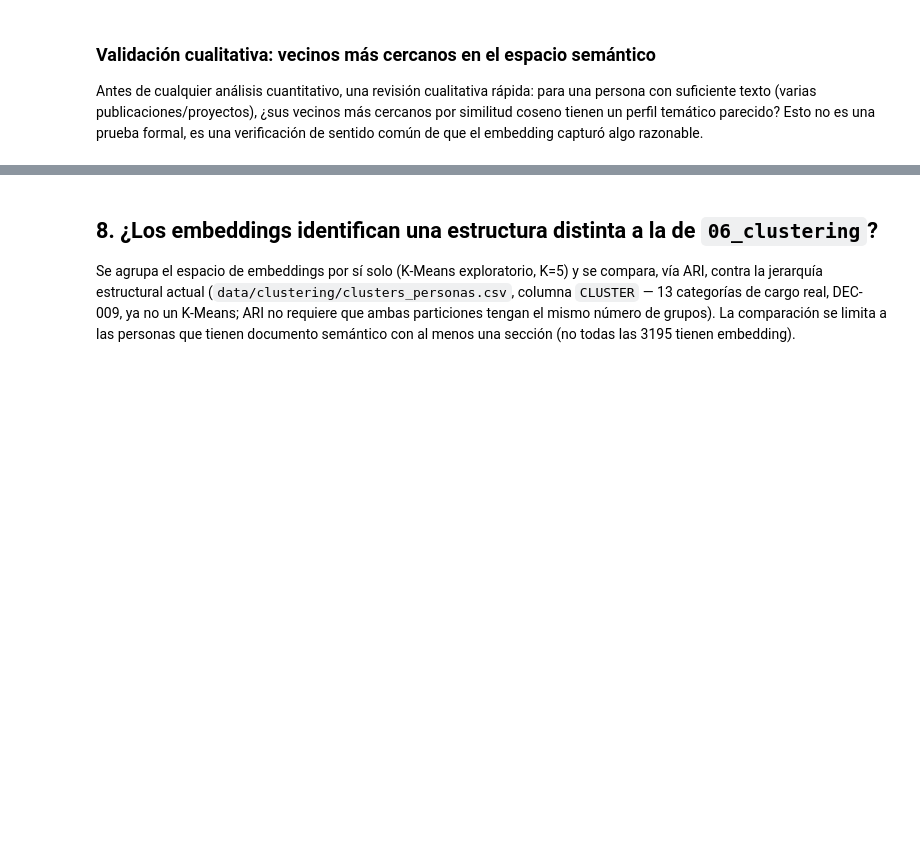
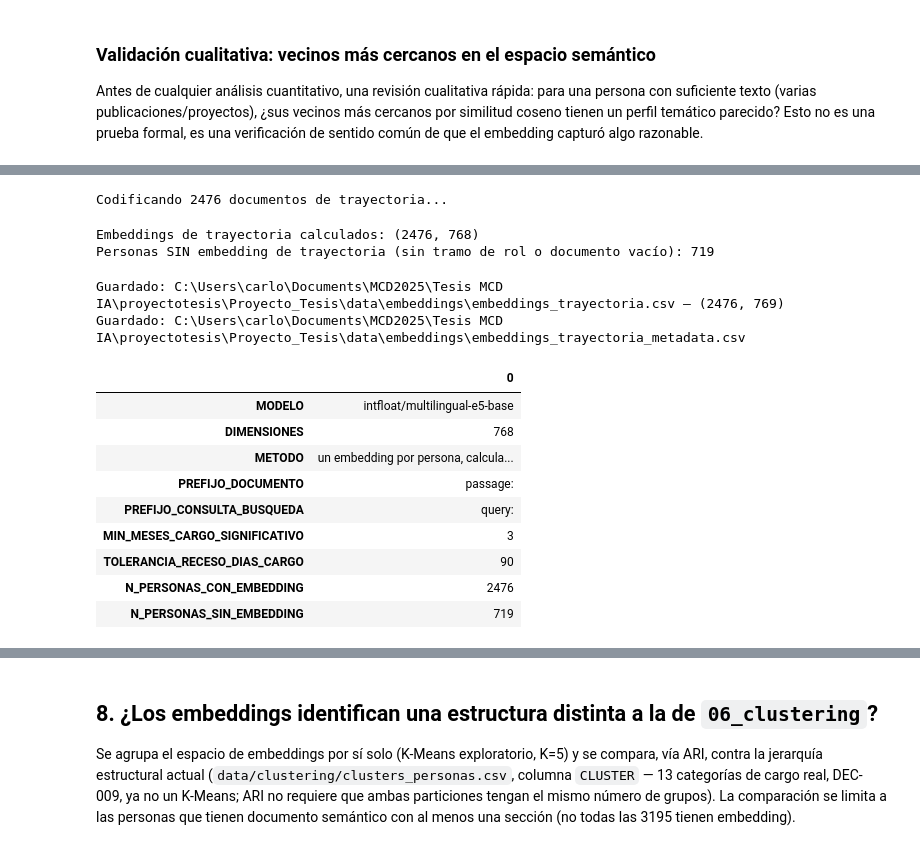
Before and after one commit to Pamela-rugel/Proyecto_Tesis, a Jupyter notebook: notebooks/07_embeddings/07_embeddings.ipynb, the cells around one changed output, grey strips where cells are left out. Saved outputs shown, nothing was run; the diff lists cells and outputs as text; code cells hidden in the pictures; blank space fills up the shorter version.

```diff
--- a/notebooks/07_embeddings/07_embeddings.ipynb
+++ b/notebooks/07_embeddings/07_embeddings.ipynb
@@ -438,0 +712,57 @@ for v in vecinos:
+# %%
+con_texto_trayectoria = documentos_trayectoria[documentos_trayectoria["DOCUMENTO_TRAYECTORIA_TEXTO"].str.len() > 0].copy()
+sin_embedding_trayectoria = sorted(POBLACION - set(con_texto_trayectoria["IDPERSONA"]))
+
+textos_passage_trayectoria = ("passage: " + con_texto_trayectoria["DOCUMENTO_TRAYECTORIA_TEXTO"]).tolist()
+print(f"Codificando {len(textos_passage_trayectoria)} documentos de trayectoria...")
+
+embeddings_matrix_trayectoria = model.encode(
+    textos_passage_trayectoria, batch_size=32, show_progress_bar=True, normalize_embeddings=True,
+)
+ids_con_texto_trayectoria = con_texto_trayectoria["IDPERSONA"].to_numpy()
+
+print("Embeddings de trayectoria calculados:", embeddings_matrix_trayectoria.shape)
+print(f"Personas SIN embedding de trayectoria (sin tramo de rol o documento vacío): {len(sin_embedding_trayectoria)}")
+# %% [output]
+Codificando 2476 documentos de trayectoria...
+Embeddings de trayectoria calculados: (2476, 768)
+Personas SIN embedding de trayectoria (sin tramo de rol o documento vacío): 719
+# %%
+embeddings_trayectoria = pd.DataFrame(
+    embeddings_matrix_trayectoria, columns=[f"E_{i:03d}" for i in range(embeddings_matrix_trayectoria.shape[1])],
+)
+embeddings_trayectoria.insert(0, "IDPERSONA", ids_con_texto_trayectoria)
+
+embeddings_trayectoria.to_csv(DATA_EMBEDDINGS / "embeddings_trayectoria.csv", index=False)
+
+metadata_embeddings_trayectoria = pd.DataFrame([{
+    "MODELO": MODEL_NAME,
+    "DIMENSIONES": embeddings_matrix_trayectoria.shape[1],
+    "METODO": "un embedding por persona, calculado sobre el documento de TRAYECTORIA PROFESIONAL "
+              "(cargo/unidad/permanencia/estabilidad/movilidad) - independiente del embedding "
+              "general (documento_semantico_persona.csv); no se concatenan ni se fusionan",
+    "PREFIJO_DOCUMENTO": "passage: ",
+    "PREFIJO_CONSULTA_BUSQUEDA": "query: ",
+    "MIN_MESES_CARGO_SIGNIFICATIVO": ec.MIN_MESES_CARGO_SIGNIFICATIVO,
+    "TOLERANCIA_RECESO_DIAS_CARGO": ec.TOLERANCIA_RECESO_DIAS_CARGO,
+    "N_PERSONAS_CON_EMBEDDING": len(ids_con_texto_trayectoria),
+    "N_PERSONAS_SIN_EMBEDDING": len(sin_embedding_trayectoria),
+}])
+metadata_embeddings_trayectoria.to_csv(DATA_EMBEDDINGS / "embeddings_trayectoria_metadata.csv", index=False)
+
+print(f"Guardado: {DATA_EMBEDDINGS / 'embeddings_trayectoria.csv'} — {embeddings_trayectoria.shape}")
+print(f"Guardado: {DATA_EMBEDDINGS / 'embeddings_trayectoria_metadata.csv'}")
+metadata_embeddings_trayectoria.T
+# %% [output]
+Guardado: C:\Users\carlo\Documents\MCD2025\Tesis MCD IA\proyectotesis\Proyecto_Tesis\data\embeddings\embeddings_trayectoria.csv — (2476, 769)
+Guardado: C:\Users\carlo\Documents\MCD2025\Tesis MCD IA\proyectotesis\Proyecto_Tesis\data\embeddings\embeddings_trayectoria_metadata.csv
+|  | 0 |
+| MODELO | intfloat/multilingual-e5-base |
+| DIMENSIONES | 768 |
+| METODO | un embedding por persona, calcula... |
+| PREFIJO_DOCUMENTO | passage: |
+| PREFIJO_CONSULTA_BUSQUEDA | query: |
+| MIN_MESES_CARGO_SIGNIFICATIVO | 3 |
+| TOLERANCIA_RECESO_DIAS_CARGO | 90 |
+| N_PERSONAS_CON_EMBEDDING | 2476 |
+| N_PERSONAS_SIN_EMBEDDING | 719 |
```
Also changed, not shown: parts of 27 cells of this notebook, 15 other files.
